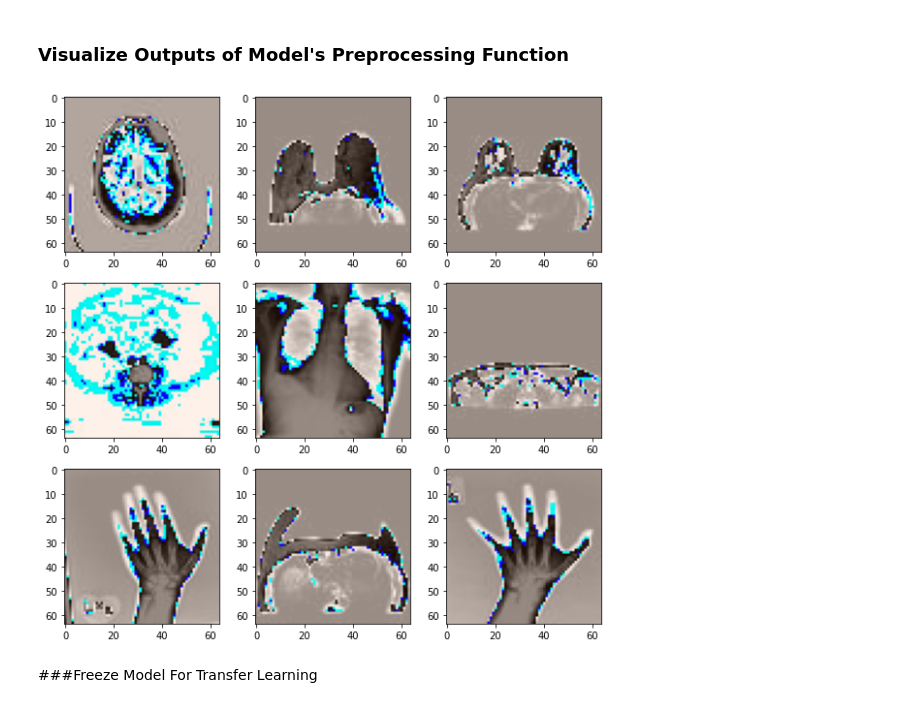
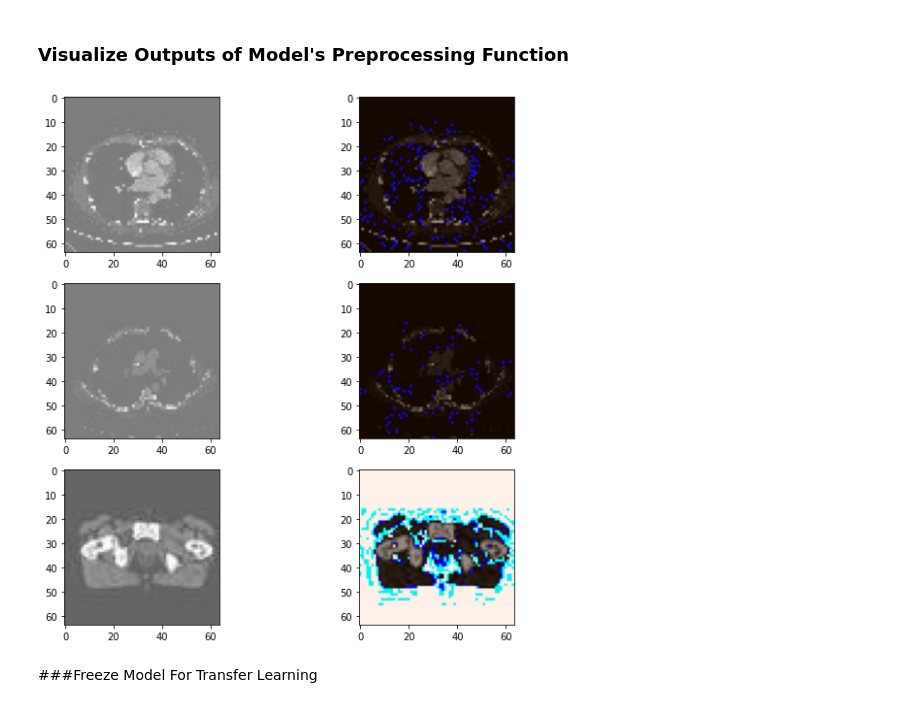
Before and after one commit to splAcharya/Transfer_Learning_Comparision, a Jupyter notebook: transfer_learning_comparision.ipynb, the cells around one changed output. Saved outputs shown, nothing was run; the diff lists cells and outputs as text; code cells hidden in the pictures.

Commit message:
Created using Colaboratory :- Added Model  Comparision Plots

```diff
--- a/transfer_learning_comparision.ipynb
+++ b/transfer_learning_comparision.ipynb
@@ -170,16 +177,22 @@ vgg19_preprocess = tf.keras.applications.vgg19.preprocess_input
 # %%
 ### visuaize the preprocessed input
 image_batch, label_batch = next(iter(train_ds))
-image_batch = vgg19_preprocess(image_batch)
+preprocessed_image_batch = vgg19_preprocess(image_batch)
 
-fig, ax = plt.subplots(3,3,figsize=(10,10))
+fig, ax = plt.subplots(3,2,figsize=(10,10))
 
-for index, a in enumerate(fig.axes):
-    a.imshow(np.array(image_batch[index],np.uint8))
+ax[0,0].imshow(np.array(image_batch[0],dtype=np.uint8))
+ax[0,1].imshow(np.array(preprocessed_image_batch[0],dtype=np.uint8))
+
+ax[1,0].imshow(np.array(image_batch[1],dtype=np.uint8))
+ax[1,1].imshow(np.array(preprocessed_image_batch[1],dtype=np.uint8))
+
+ax[2,0].imshow(np.array(image_batch[2],dtype=np.uint8))
+ax[2,1].imshow(np.array(preprocessed_image_batch[2],dtype=np.uint8))
 
 plt.show()
 # %% [output]
-[figure, old version]
+[figure, new version]
 # %% [markdown]
 ###Freeze Model For Transfer Learning
 # %%
```
Also changed, not shown: parts of 68 cells of this notebook.
